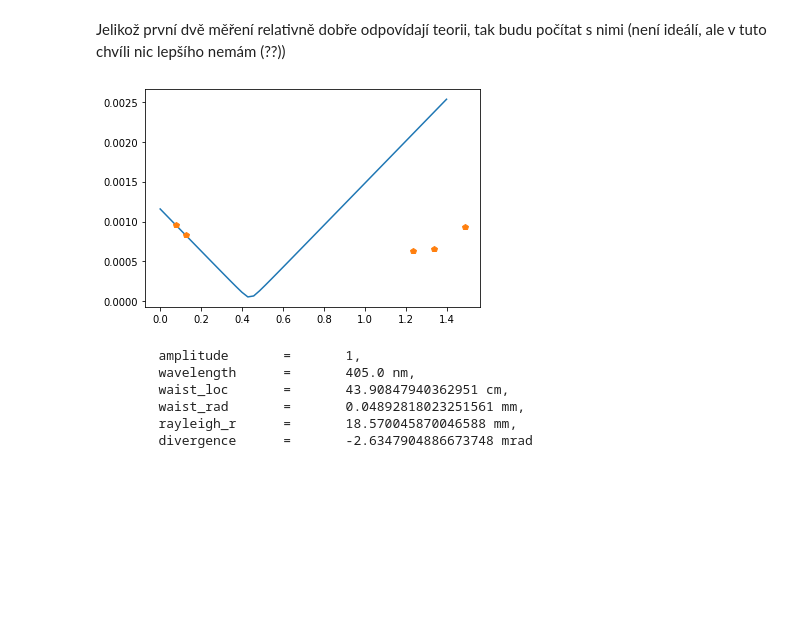
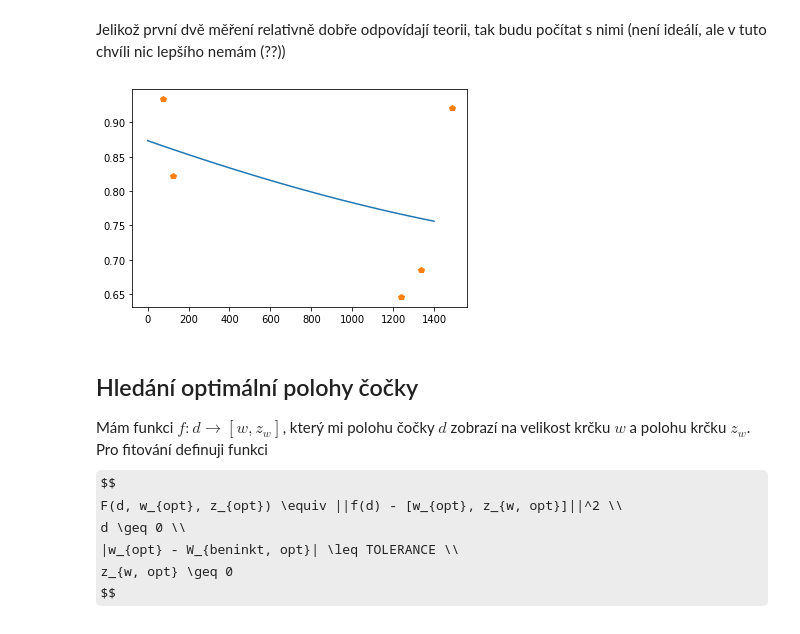
Before and after one commit to david-tomecek-fjfi/dp-beam-scan-knife-edge, a Jupyter notebook: knife_edge.ipynb, the cells around one changed output. Drawn from its saved outputs; the diff is of its cells as text; code cells hidden in the pictures; some formulas as TeX source; blank space fills up the shorter version.

```diff
--- a/knife_edge.ipynb
+++ b/knife_edge.ipynb
@@ -126,29 +107,31 @@ w_loc=439.0847940362943
 # %% [markdown]
 Jelikož první dvě měření relativně dobře odpovídají teorii, tak budu počítat s nimi (není ideálí, ale v tuto chvíli nic lepšího nemám (??))
-# %%
-from optix.beams import GaussianBeam
-z_arr_chosen = np.array(z_arr[:2]) * 10**(-3)
-w_arr_chosen = np.array(w_arr[:2]) * 10**(-3)
-
-a, b = np.polyfit(z_arr_chosen, w_arr_chosen, deg=1)
-
-w_loc = -b/a
-div = np.arctan(a)
-
-# wavelength in milimeers
-gb = GaussianBeam(405e-9, waist_location=w_loc, div=div)
-z_est_arr = np.linspace(0, 1.4)
-w_est_arr = gb.beam_radius(z_est_arr)
-plt.plot(z_est_arr, w_est_arr)
-plt.plot(z_arr*10**(-3), w_arr*10**(-3), "p")
-plt.show()
-
-print(gb)
-# %% [output]
-[figure, removed]
-        amplitude       =       1,
-        wavelength      =       405.0 nm,
-        waist_loc       =       43.90847940362951 cm,
-        waist_rad       =       0.04892818023251561 mm,
-        rayleigh_r      =       18.570045870046588 mm,
-        divergence      =       -2.6347904886673748 mrad
+# %%
+def beam_radius(z, w0, w_loc, WL):
+    zr = np.pi * w0**2 * 1 / WL
+    return w0 * np.sqrt(1 + ((z - w_loc) / zr)**2)
+# %%
+WL = 405e-6
+z_arr = [i["z"] for i in INPUT_DATA]
+fit_func = lambda z, w0, w_loc: beam_radius(z, w0, w_loc, WL)
+popt, _ = curve_fit(fit_func, z_arr, w_arr)
+w0, w_loc = popt
+
+z_arr_fit = np.linspace(0,1400)
+
+zr_mm = (np.pi * w0**2 * 1 / WL)
+plt.plot(z_arr_fit, fit_func(z_arr_fit, w0, w_loc))
+plt.plot(z_arr, w_arr, "p")
+plt.show()
+# %% [output]
+[figure, added]
+# %% [markdown]
+## Hledání optimální polohy čočky
+
+Mám funkci $f: d \rightarrow [w, z_w]$, který mi polohu čočky $d$ zobrazí na velikost krčku $w$ a polohu krčku $z_w$. Pro fitování definuji funkci
+    $$
+    F(d, w_{opt}, z_{opt}) \equiv ||f(d) - [w_{opt}, z_{w, opt}]||^2 \\
+    d \geq 0 \\
+    |w_{opt} - W_{beninkt, opt}| \leq TOLERANCE \\
+    z_{w, opt} \geq 0
+    $$
```
Also changed, not shown: parts of 5 cells of this notebook.
